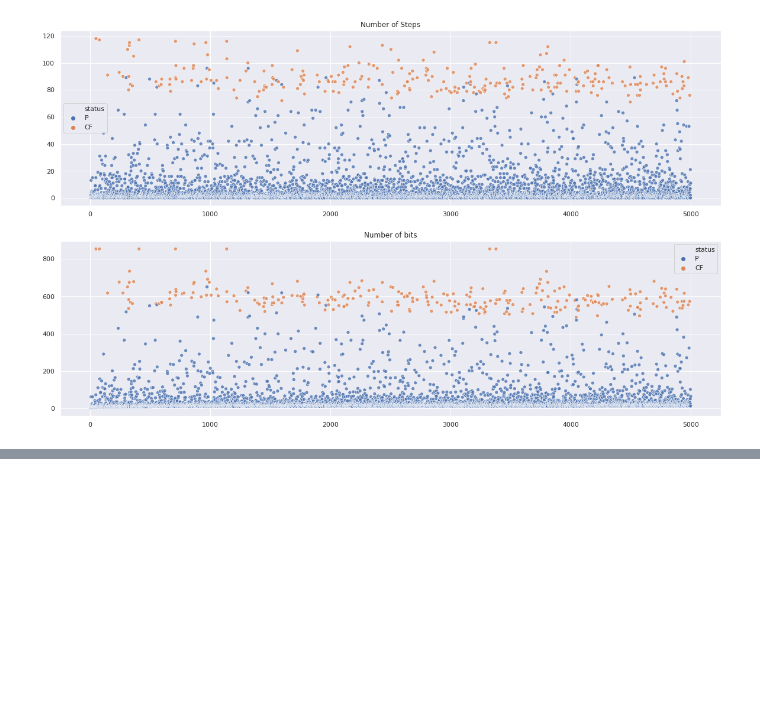
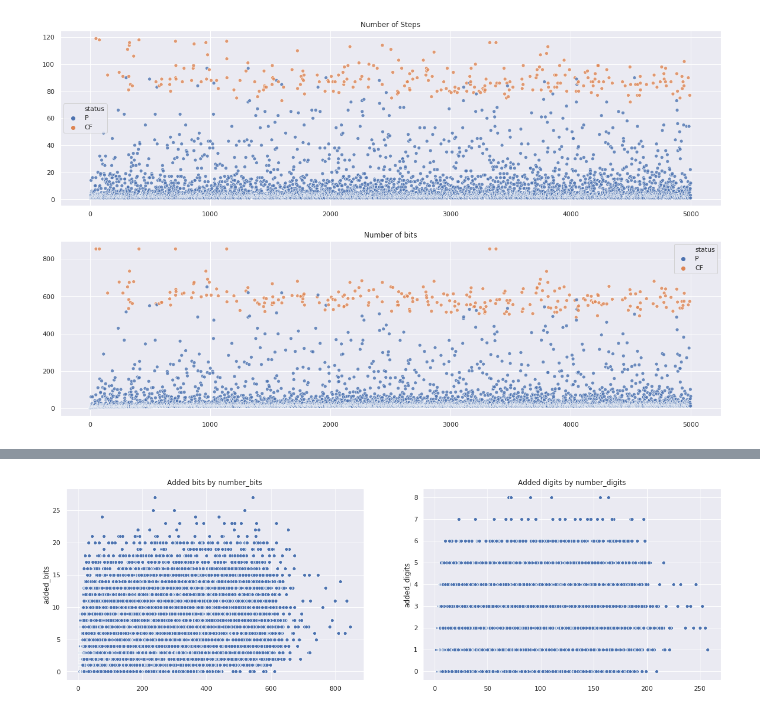
Before and after one commit to sethtroisi/OEIS, a Jupyter notebook: A037274/HomePrimeStats.ipynb, the cells around one changed output, grey strips where cells are left out. Cells and saved outputs as stored; diff of their text form; code cells hidden in the pictures; blank space fills up the shorter version.

```diff
--- a/A037274/HomePrimeStats.ipynb
+++ b/A037274/HomePrimeStats.ipynb
@@ -94,0 +104,33 @@ pass
+# %%
+#@title Added Digits/Bits by current Digits/Bits
+
+added_bits = []
+added_digits = []
+
+#filtered
+f = all_steps_df.copy(True)
+
+f['step_delta'] = ((f['steps'] > 1) & (f['finished'] == False) & (f['status'] != 'CF')) * \
+                   (f['steps'].shift(-1) - f['steps'])
+f['added_bits']   = f['step_delta'] * (f['number_bits'].shift(-1) - f['number_bits'])
+f['added_digits'] = f['step_delta'] * (f['number_digits'].shift(-1) - f['number_digits'])
+
+#print (f[['start', 'steps', 'finished', 'step_delta', 'added_bits', 'added_digits']])
+
+plt.figure(figsize=(20, 6))
+
+filtered = f[f.step_delta > 0]
+
+plt.subplot(1, 2, 1)
+ax = sns.scatterplot(x="number_bits", y="added_bits", data=filtered)
+ax.set_title('Added bits by number_bits')
+ax.set_xlabel('')
+
+plt.subplot(1, 2, 2)
+ax = sns.scatterplot(x="number_digits", y="added_digits", data=filtered)
+ax.set_title('Added digits by number_digits')
+ax.set_xlabel('')
+
+pass
+# %% [output]
+[figure, added]
```
Also changed, not shown: parts of 4 cells of this notebook.
